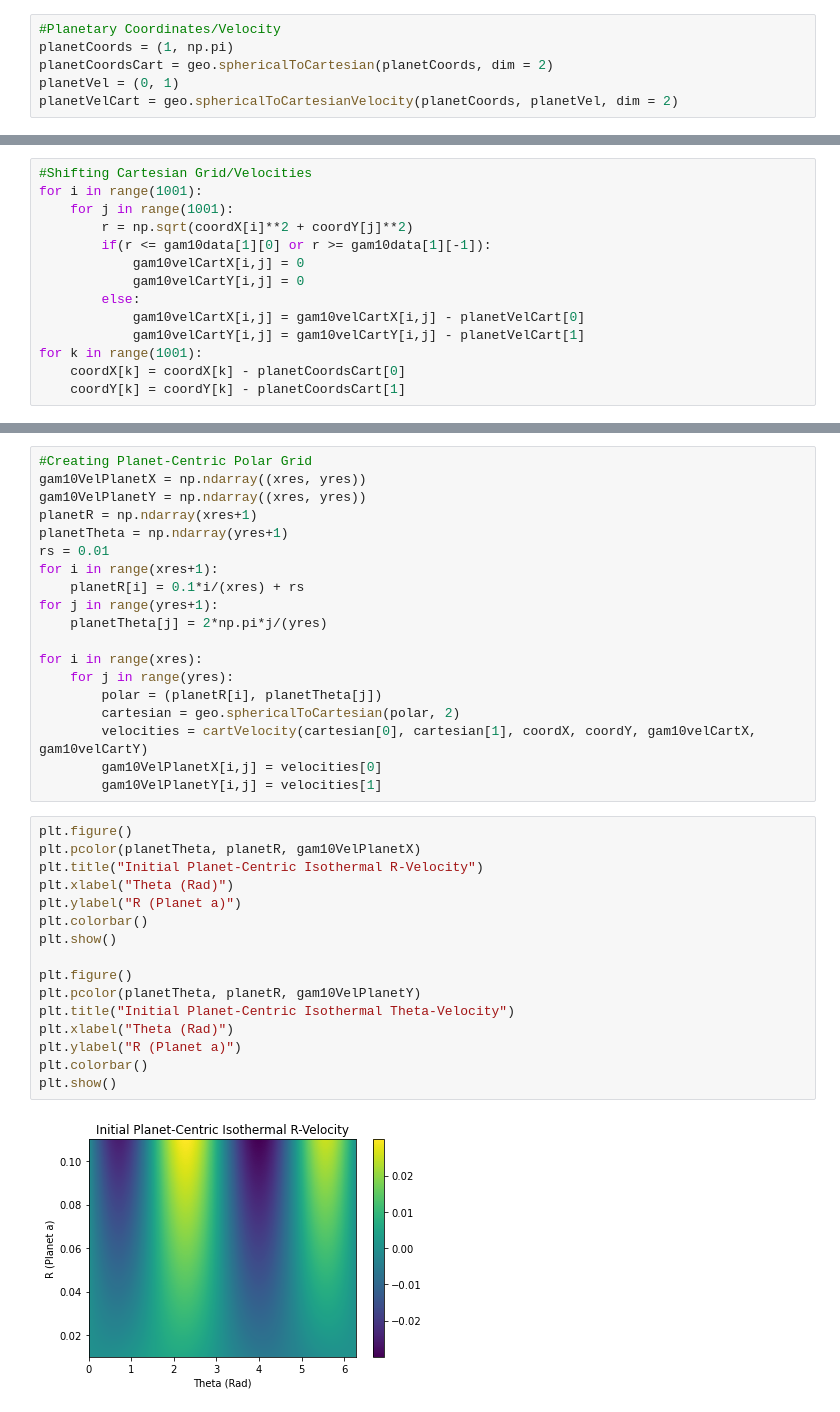
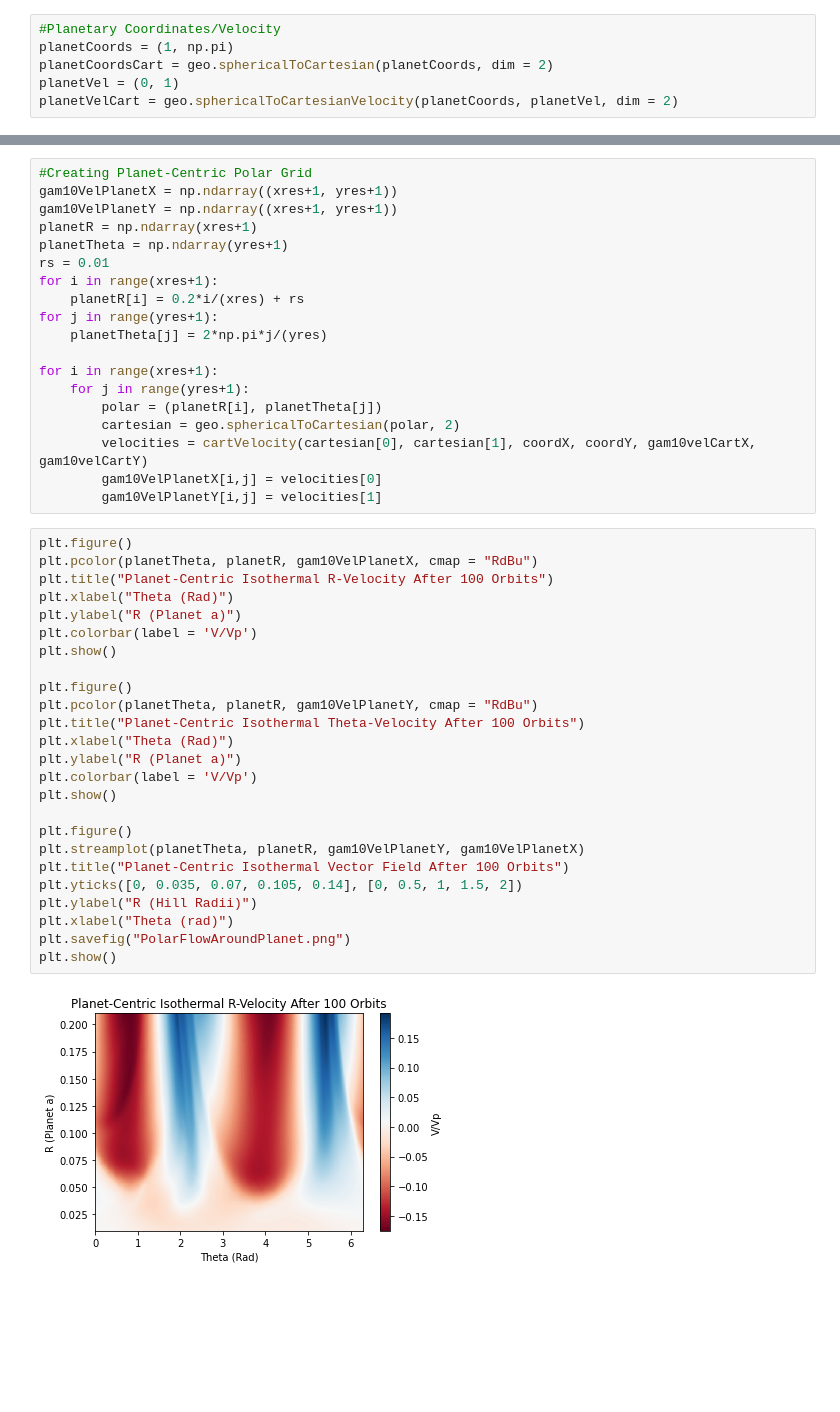
Before and after one commit to afk22996/AdiabaticRunaway, a Jupyter notebook: Plotter.ipynb, the cells around one changed output, grey strips where cells are left out. Cells and saved outputs as stored; diff of their text form; blank space fills up the shorter version.

```diff
--- a/Plotter.ipynb
+++ b/Plotter.ipynb
@@ -127,14 +195,0 @@ plt.show()
-# %%
-#Shifting Cartesian Grid/Velocities
-for i in range(1001):
-    for j in range(1001):
-        r = np.sqrt(coordX[i]**2 + coordY[j]**2)
-        if(r <= gam10data[1][0] or r >= gam10data[1][-1]):
-            gam10velCartX[i,j] = 0
-            gam10velCartY[i,j] = 0
-        else:
-            gam10velCartX[i,j] = gam10velCartX[i,j] - planetVelCart[0]
-            gam10velCartY[i,j] = gam10velCartY[i,j] - planetVelCart[1]
-for k in range(1001):
-    coordX[k] = coordX[k] - planetCoordsCart[0]
-    coordY[k] = coordY[k] - planetCoordsCart[1]
@@ -160,17 +292,17 @@ plt.show()
 # %%
 #Creating Planet-Centric Polar Grid
-gam10VelPlanetX = np.ndarray((xres, yres))
-gam10VelPlanetY = np.ndarray((xres, yres))
+gam10VelPlanetX = np.ndarray((xres+1, yres+1))
+gam10VelPlanetY = np.ndarray((xres+1, yres+1))
 planetR = np.ndarray(xres+1)
 planetTheta = np.ndarray(yres+1)
 rs = 0.01
 for i in range(xres+1):
-    planetR[i] = 0.1*i/(xres) + rs
+    planetR[i] = 0.2*i/(xres) + rs
 for j in range(yres+1):
     planetTheta[j] = 2*np.pi*j/(yres)
 
-for i in range(xres):
-    for j in range(yres):
+for i in range(xres+1):
+    for j in range(yres+1):
         polar = (planetR[i], planetTheta[j])
         cartesian = geo.sphericalToCartesian(polar, 2)
         velocities = cartVelocity(cartesian[0], cartesian[1], coordX, coordY, gam10velCartX, gam10velCartY)
@@ -178,19 +310,28 @@ for i in range(xres):
         gam10VelPlanetY[i,j] = velocities[1]
 # %%
 plt.figure()
-plt.pcolor(planetTheta, planetR, gam10VelPlanetX)
-plt.title("Initial Planet-Centric Isothermal R-Velocity")
+plt.pcolor(planetTheta, planetR, gam10VelPlanetX, cmap = "RdBu")
+plt.title("Planet-Centric Isothermal R-Velocity After 100 Orbits")
 plt.xlabel("Theta (Rad)")
 plt.ylabel("R (Planet a)")
-plt.colorbar()
+plt.colorbar(label = 'V/Vp')
 plt.show()
 
 plt.figure()
-plt.pcolor(planetTheta, planetR, gam10VelPlanetY)
-plt.title("Initial Planet-Centric Isothermal Theta-Velocity")
+plt.pcolor(planetTheta, planetR, gam10VelPlanetY, cmap = "RdBu")
+plt.title("Planet-Centric Isothermal Theta-Velocity After 100 Orbits")
 plt.xlabel("Theta (Rad)")
 plt.ylabel("R (Planet a)")
-plt.colorbar()
+plt.colorbar(label = 'V/Vp')
 plt.show()
+
+plt.figure()
+plt.streamplot(planetTheta, planetR, gam10VelPlanetY, gam10VelPlanetX)
+plt.title("Planet-Centric Isothermal Vector Field After 100 Orbits")
+plt.yticks([0, 0.035, 0.07, 0.105, 0.14], [0, 0.5, 1, 1.5, 2])
+plt.ylabel("R (Hill Radii)")
+plt.xlabel("Theta (rad)")
+plt.savefig("PolarFlowAroundPlanet.png")
+plt.show()
 # %% [output]
-[figure, old version]
+[figure, new version]
```
Also changed, not shown: parts of 22 cells of this notebook, 1 other file.
